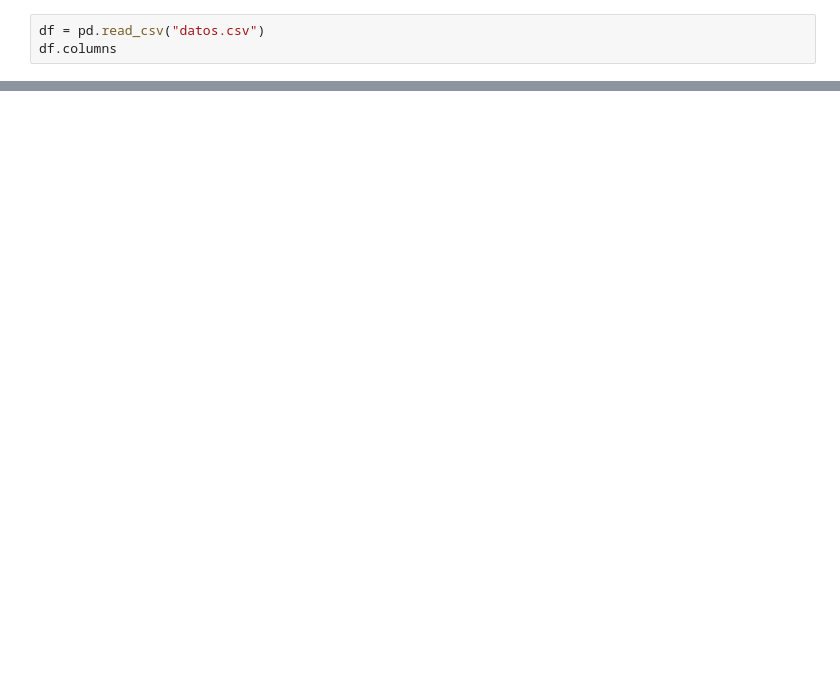
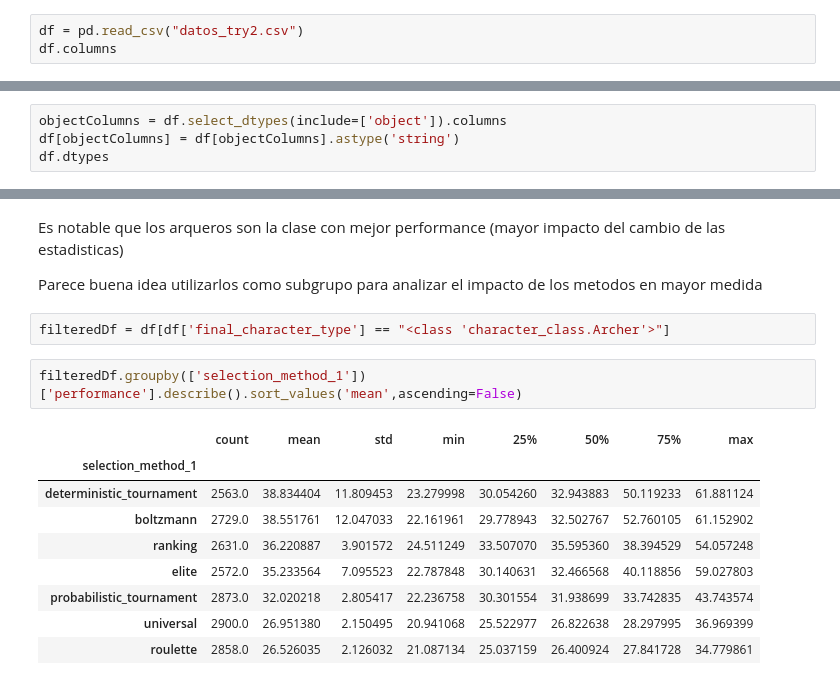
Before and after one commit to Ian-Arnott/TPs-SIA, a Jupyter notebook: Tp2/data_analysis.ipynb, the cells around one changed output, grey strips where cells are left out. Saved outputs shown, nothing was run; the diff lists cells and outputs as text; blank space fills up the shorter version.

```diff
--- a/Tp2/data_analysis.ipynb
+++ b/Tp2/data_analysis.ipynb
@@ -5,5 +3,5 @@ from copy import copy
 # %%
-df = pd.read_csv("datos.csv")
+df = pd.read_csv("datos_try2.csv")
 df.columns
 # %% [output]
 Index(['strength', 'agility', 'expertise', 'endurance', 'health', 'height',
@@ -32,0 +35,4 @@ df
+# %%
+objectColumns = df.select_dtypes(include=['object']).columns
+df[objectColumns] = df[objectColumns].astype('string')
+df.dtypes
@@ -32,0 +74,18 @@ df
+# %% [markdown]
+Es notable que los arqueros son la clase con mejor performance (mayor impacto del cambio de las estadisticas)
+
+Parece buena idea utilizarlos como subgrupo para analizar el impacto de los metodos en mayor medida
+# %%
+filteredDf = df[df['final_character_type'] == "<class 'character_class.Archer'>"]
+# %%
+filteredDf.groupby(['selection_method_1'])['performance'].describe().sort_values('mean',ascending=False)
+# %% [output]
+|  | count | mean | std | min | 25% | 50% | 75% | max |
+| selection_method_1 |  |  |  |  |  |  |  |  |
+| deterministic_tournament | 2563.0 | 38.834404 | 11.809453 | 23.279998 | 30.054260 | 32.943883 | 50.119233 | 61.881124 |
+| boltzmann | 2729.0 | 38.551761 | 12.047033 | 22.161961 | 29.778943 | 32.502767 | 52.760105 | 61.152902 |
+| ranking | 2631.0 | 36.220887 | 3.901572 | 24.511249 | 33.507070 | 35.595360 | 38.394529 | 54.057248 |
+| elite | 2572.0 | 35.233564 | 7.095523 | 22.787848 | 30.140631 | 32.466568 | 40.118856 | 59.027803 |
+| probabilistic_tournament | 2873.0 | 32.020218 | 2.805417 | 22.236758 | 30.301554 | 31.938699 | 33.742835 | 43.743574 |
+| universal | 2900.0 | 26.951380 | 2.150495 | 20.941068 | 25.522977 | 26.822638 | 28.297995 | 36.969399 |
+| roulette | 2858.0 | 26.526035 | 2.126032 | 21.087134 | 25.037159 | 26.400924 | 27.841728 | 34.779861 |
```
Also changed, not shown: parts of 24 cells of this notebook.
